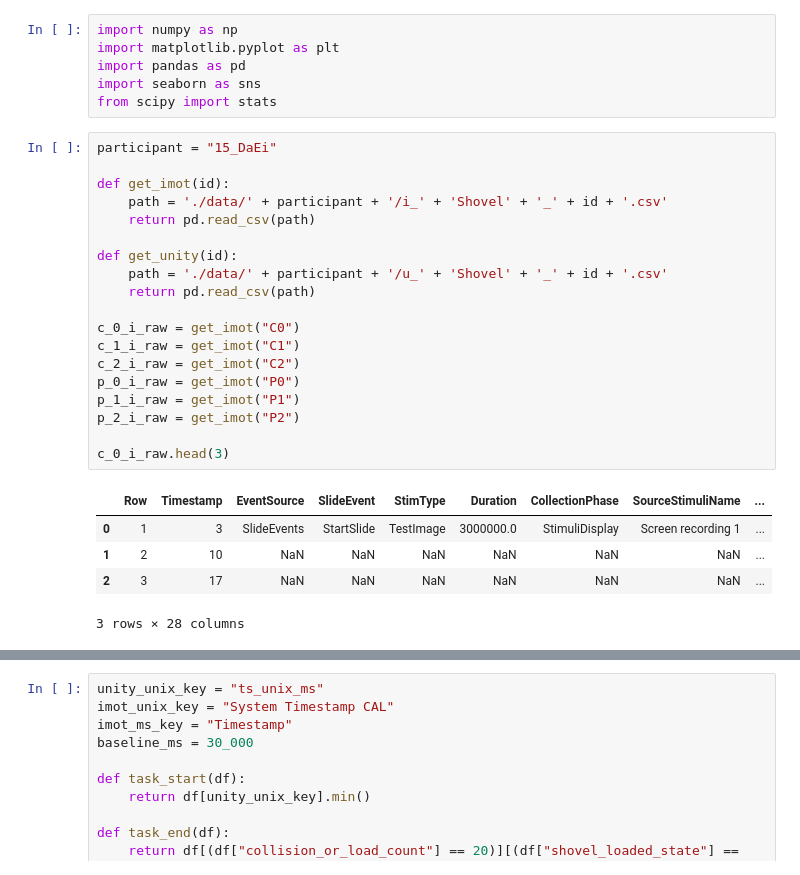
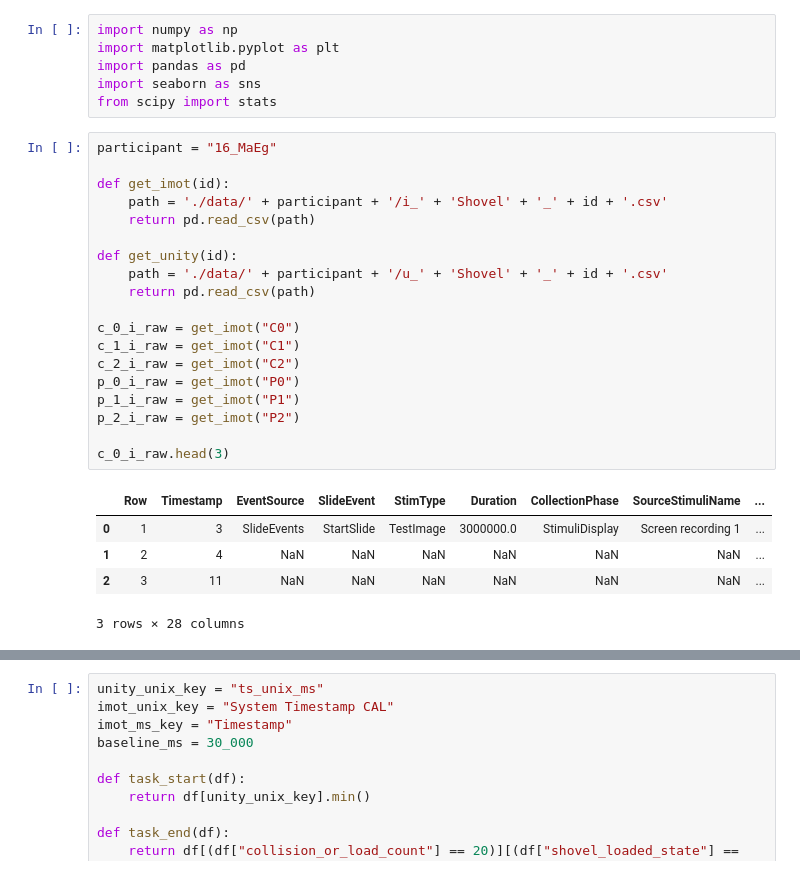
Before and after one commit to EliDll/phw-eval, a Jupyter notebook: imot_edda.ipynb, the cells around one changed output, grey strips where cells are left out. Drawn from its saved outputs; the diff is of its cells as text.

```diff
--- a/imot_edda.ipynb
+++ b/imot_edda.ipynb
@@ -5,29 +5,29 @@ import pandas as pd
 import seaborn as sns
 from scipy import stats
 # %%
-participant = "15_DaEi"
+participant = "16_MaEg"
 
 def get_imot(id):
     path = './data/' + participant + '/i_' + 'Shovel' + '_' + id + '.csv'
     return pd.read_csv(path)
 
 def get_unity(id):
     path = './data/' + participant + '/u_' + 'Shovel' + '_' + id + '.csv'
     return pd.read_csv(path)
 
 c_0_i_raw = get_imot("C0")
 c_1_i_raw = get_imot("C1")
 c_2_i_raw = get_imot("C2")
 p_0_i_raw = get_imot("P0")
 p_1_i_raw = get_imot("P1")
 p_2_i_raw = get_imot("P2")
 
 c_0_i_raw.head(3)
 # %% [output]
 |  | Row | Timestamp | EventSource | SlideEvent | StimType | Duration | CollectionPhase | SourceStimuliName | ... |
 | 0 | 1 | 3 | SlideEvents | StartSlide | TestImage | 3000000.0 | StimuliDisplay | Screen recording 1 | ... |
-| 1 | 2 | 10 | NaN | NaN | NaN | NaN | NaN | NaN | ... |
-| 2 | 3 | 17 | NaN | NaN | NaN | NaN | NaN | NaN | ... |
+| 1 | 2 | 4 | NaN | NaN | NaN | NaN | NaN | NaN | ... |
+| 2 | 3 | 11 | NaN | NaN | NaN | NaN | NaN | NaN | ... |
 3 rows × 28 columns
 # %%
 c_0_u = get_unity("C0")
```
Also changed, not shown: parts of 7 cells of this notebook, 26 other files.
